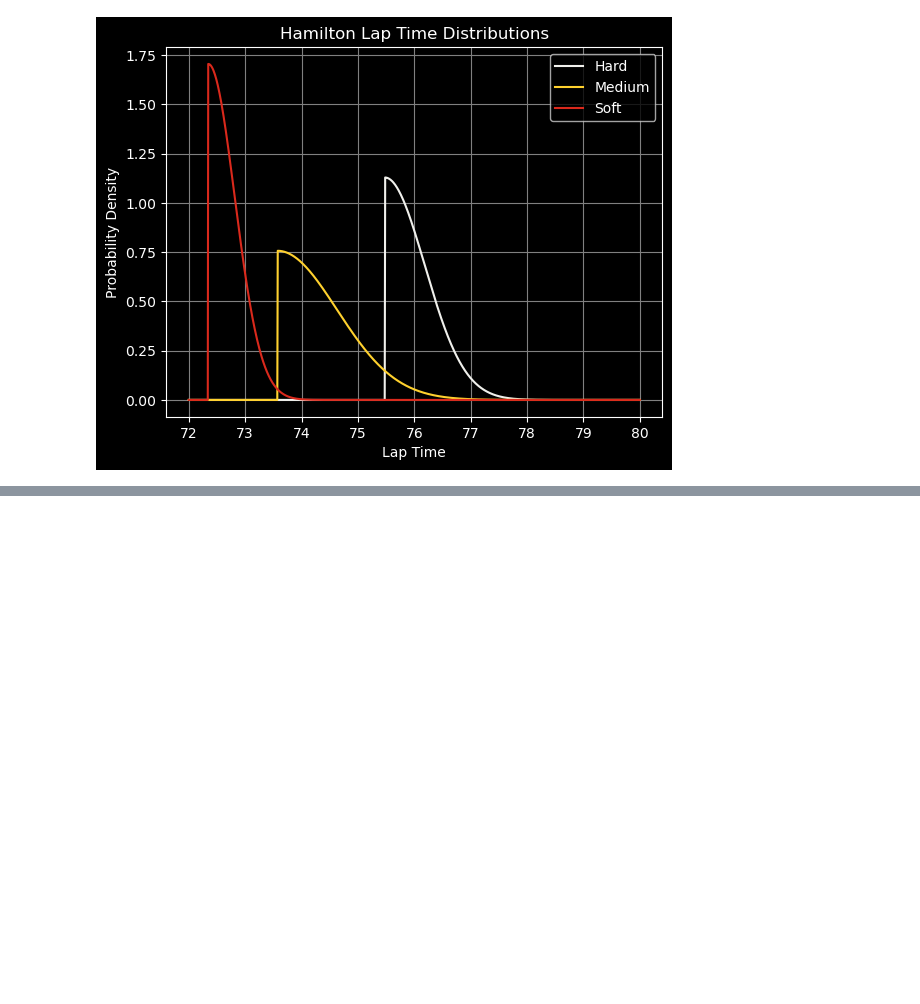
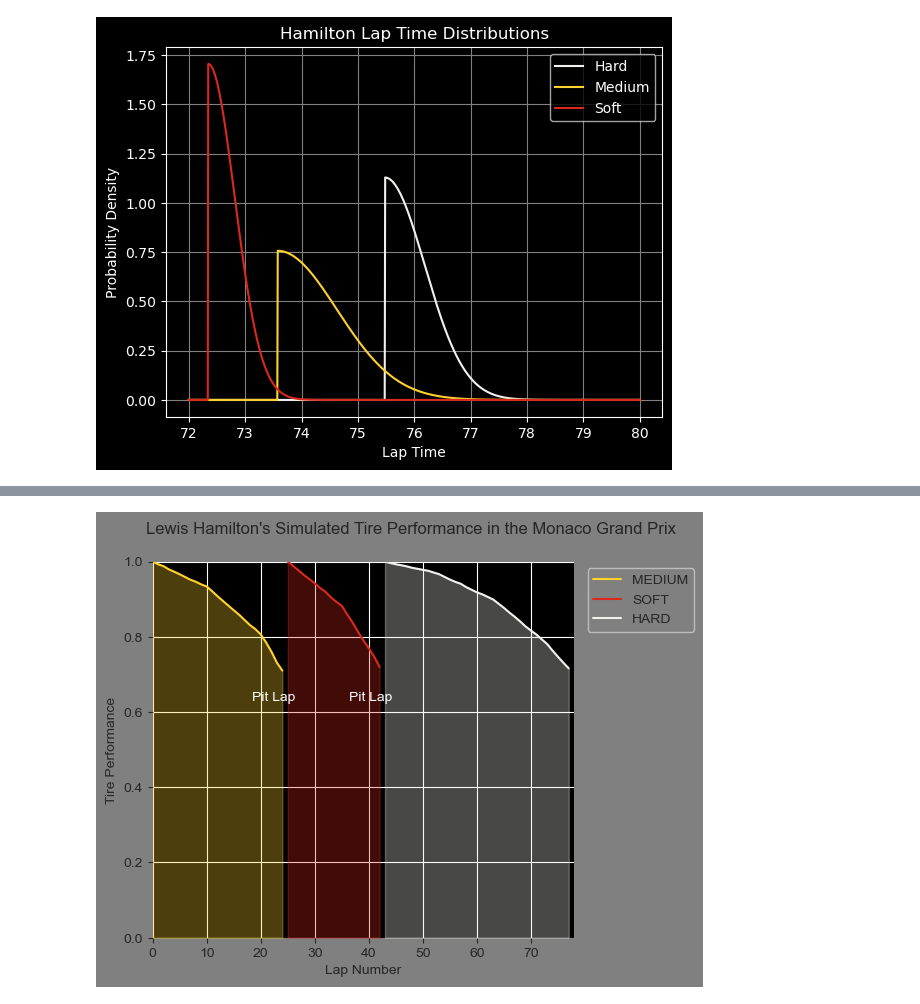
Before and after one commit to AbdullahKhurram30/Pythlete-Working, a Jupyter notebook: race-strategy/strategy-simulation.ipynb, the cells around one changed output, grey strips where cells are left out. Drawn from its saved outputs; the diff is of its cells as text; code cells hidden in the pictures; blank space fills up the shorter version.

```diff
--- a/race-strategy/strategy-simulation.ipynb
+++ b/race-strategy/strategy-simulation.ipynb
@@ -188,0 +321,4 @@ plt.show()
+# %%
+Monaco = Race(['MEDIUM', 'SOFT', 'HARD'], 22, 78, threshold_value=0.7)
+Monaco.run()
+Monaco.stints
@@ -188,0 +327,11 @@ plt.show()
+# %%
+lap_times = Monaco.lap_times
+tire_performance = Monaco.tire_performance
+compounds = []
+for key in Monaco.stints:
+    for i in range(Monaco.stints[key]):
+        compounds.append(key)
+
+# make a dataframe of the lap times and compounds
+lap_times_df = pd.DataFrame({'Lap Times': lap_times, 'Compound': compounds, 'Tire Performance': tire_performance})
+lap_times_df
@@ -188,0 +352,42 @@ plt.show()
+# %%
+sns.set_style("ticks", rc = {"axes.facecolor": "black", "figure.facecolor": "grey"})
+fig, ax = plt.subplots()
+
+# get the unique compounds
+compounds = lap_times_df['Compound'].unique()
+
+# for each compound, plot the line and fill the area under the line
+for compound in compounds:
+    df = lap_times_df[lap_times_df['Compound'] == compound]
+    line = ax.plot(df.index, df['Tire Performance'], label=compound, color = fastf1.plotting.COMPOUND_COLORS[compound])
+    ax.fill_between(df.index, df['Tire Performance'], color=line[0].get_color(), alpha=0.3)
+
+# annotate pit stops
+previous_compound = lap_times_df['Compound'].iloc[0]
+for i in range(1, len(lap_times_df)):
+    current_compound = lap_times_df['Compound'].iloc[i]
+    if current_compound != previous_compound:
+        ax.annotate('Pit Lap', (i, lap_times_df['Tire Performance'].iloc[i]), textcoords="offset points",
+                    color = "white", xytext=(-10,-100), ha='center')
+    previous_compound = current_compound
+
+ax.set_xlim(0, 78)
+ax.set_ylim(0, 1)
+ax.set_xlabel("Lap Number")
+ax.set_ylabel("Tire Performance")
+plt.suptitle(f"Lewis Hamilton's Simulated Tire Performance in the Monaco Grand Prix")
+plt.grid(color = "w", which = 'major', axis = 'both')
+sns.despine(left = True, bottom = True)
+
+plt.legend()
+# get the plot's legend
+leg = ax.get_legend()
+# put the legend out of the plot
+leg.set_bbox_to_anchor((1.3, 1))
+# set the legend's background to transparent
+frame = leg.get_frame()
+frame.set_facecolor('none')
+plt.tight_layout()
+plt.show()
+# %% [output]
+[figure, added]
```
Also changed, not shown: parts of 11 cells of this notebook, 1 other file.
